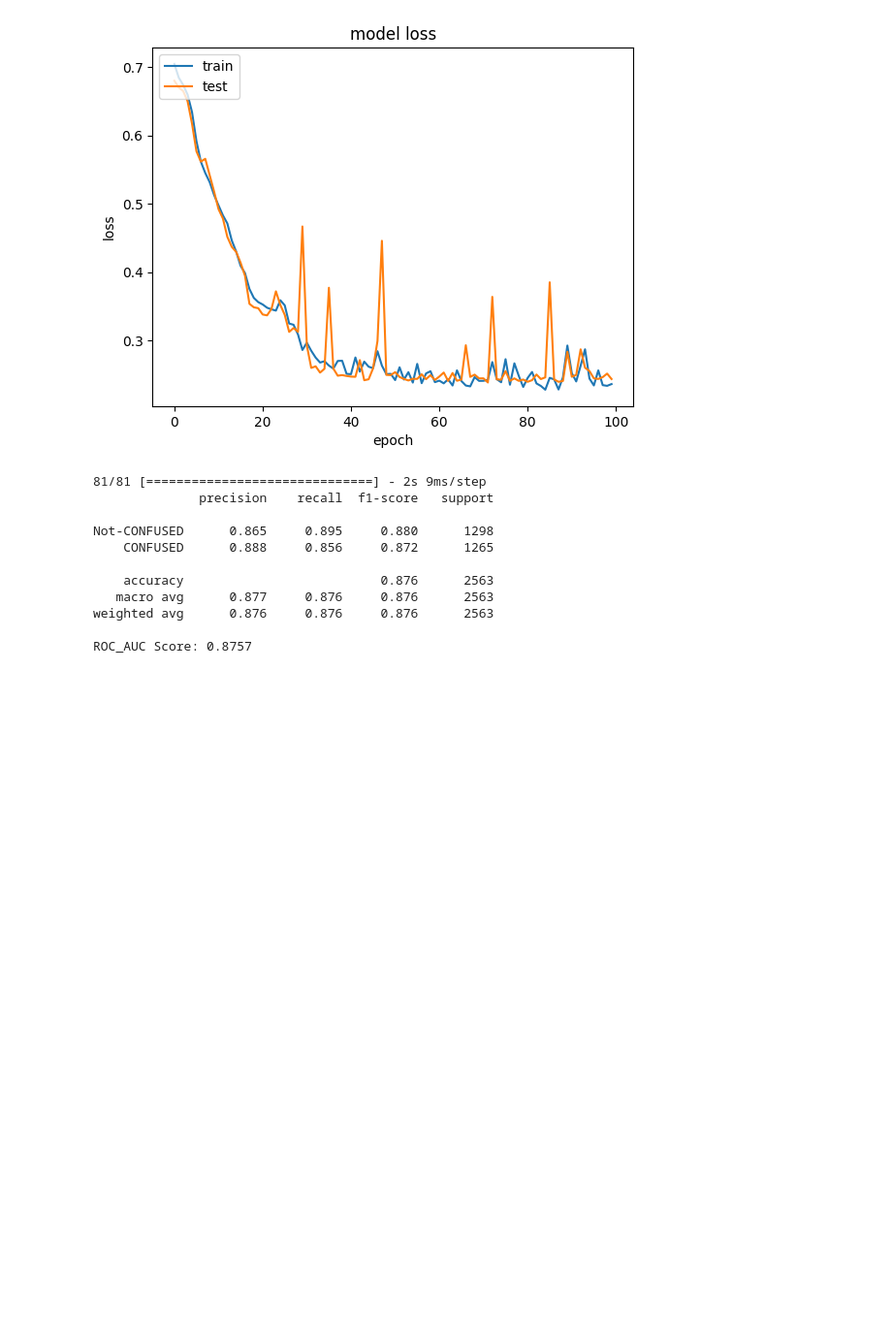
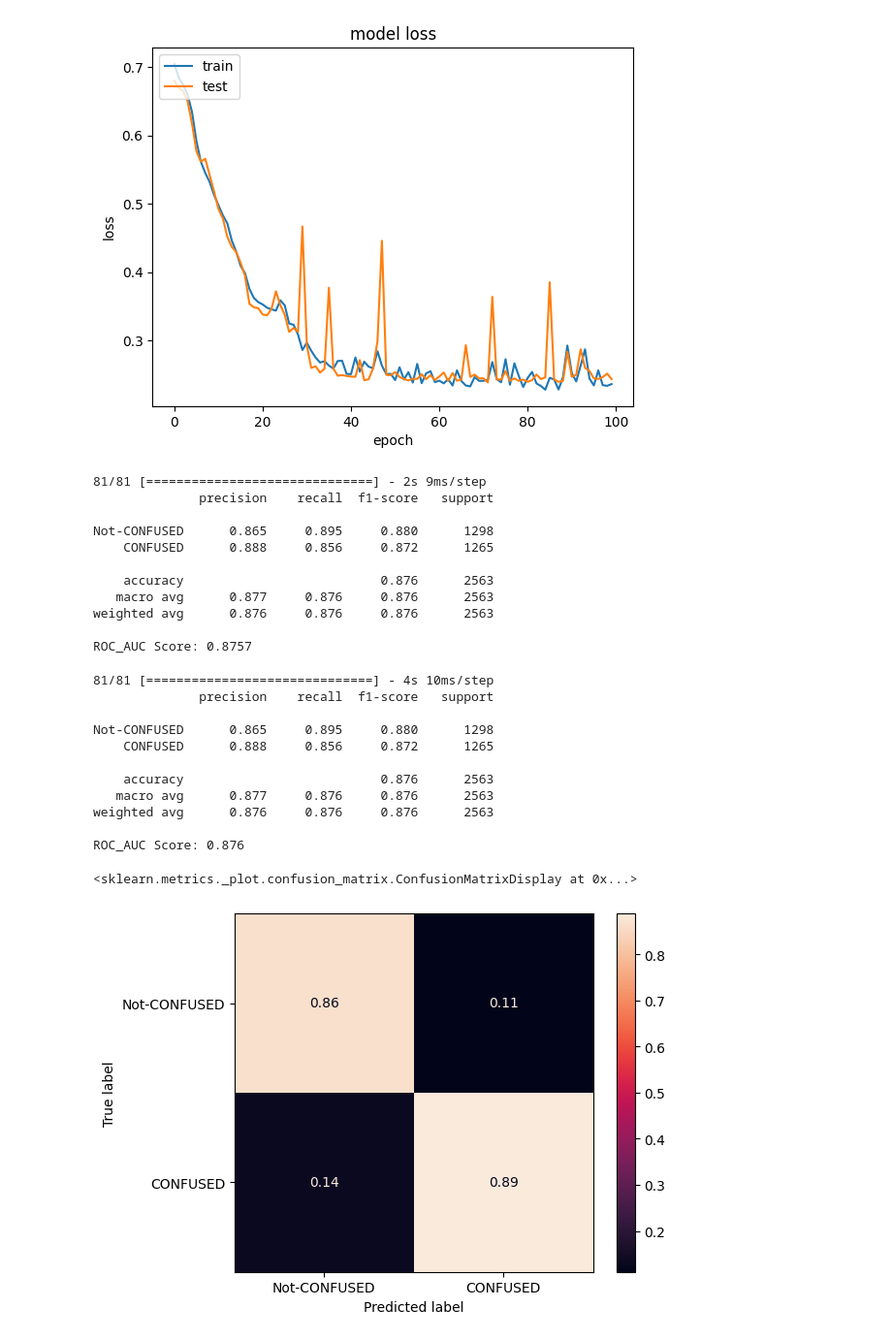
Before and after one commit to fahim-muntasir-niloy/ATTENTION-EEG-XAI, a Jupyter notebook: attention_eeg.ipynb, the cells around one changed output. Shown at 97% size. Drawn from its saved outputs; the diff is of its cells as text; code cells hidden in the pictures; blank space fills up the shorter version.

```diff
--- a/attention_eeg.ipynb
+++ b/attention_eeg.ipynb
@@ -140,13 +157,14 @@ from sklearn.neighbors import KNeighborsClassifier
 from sklearn.tree import DecisionTreeClassifier, plot_tree
 from sklearn.ensemble import GradientBoostingClassifier, AdaBoostClassifier, RandomForestClassifier
 
-from sklearn.metrics import classification_report, roc_auc_score, confusion_matrix
+from sklearn.metrics import classification_report, roc_auc_score, confusion_matrix, ConfusionMatrixDisplay
 
 # Output function
 def print_metrics(y_test, y_pred):
     print(classification_report(y_test, y_pred,labels=list(set(y_test)), target_names=['Not-CONFUSED', 'CONFUSED'], digits=3))
-    print(f"ROC_AUC Score: {roc_auc_score(y_test, y_pred):.4f}")
-    # return  sns.heatmap(confusion_matrix(y_test,y_pred), annot=True)
+    print(f"ROC_AUC Score: {roc_auc_score(y_test, y_pred):.3f}")
+    cm = confusion_matrix(y_test,y_pred, normalize='pred')
+    return  ConfusionMatrixDisplay(cm, display_labels=['Not-CONFUSED', 'CONFUSED']).plot(cmap='rocket')
 # %% [markdown]
 ## Statistical Significance
 # %%
@@ -460,3 +449,23 @@ weighted avg      0.876     0.876     0.876      2563
 ROC_AUC Score: 0.8757
 # %%
 # model.save('BiLSTM-EEG.h5')
+# %%
+model = keras.models.load_model('BiLSTM-EEG.h5')
+# %%
+y_pred = model.predict(X_test)
+y_pred = (y_pred >= 0.5).astype(int)
+print_metrics(y_test, y_pred)
+# %% [output]
+81/81 [==============================] - 4s 10ms/step
+              precision    recall  f1-score   support
+
+Not-CONFUSED      0.865     0.895     0.880      1298
+    CONFUSED      0.888     0.856     0.872      1265
+
+    accuracy                          0.876      2563
+   macro avg      0.877     0.876     0.876      2563
+weighted avg      0.876     0.876     0.876      2563
+
+ROC_AUC Score: 0.876
+<sklearn.metrics._plot.confusion_matrix.ConfusionMatrixDisplay at 0x...>
+[figure, added]
```
Also changed, not shown: parts of 13 cells of this notebook, 1 other file.
